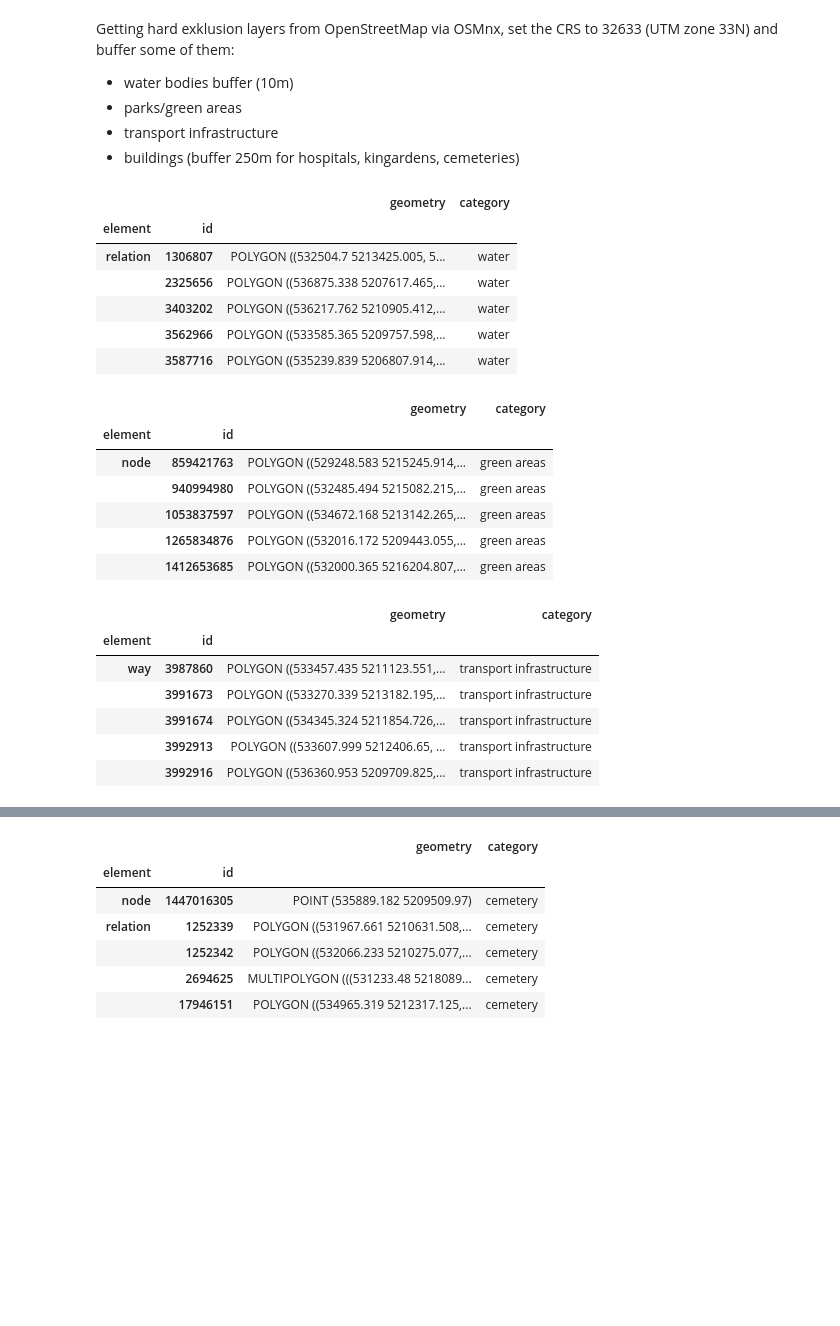
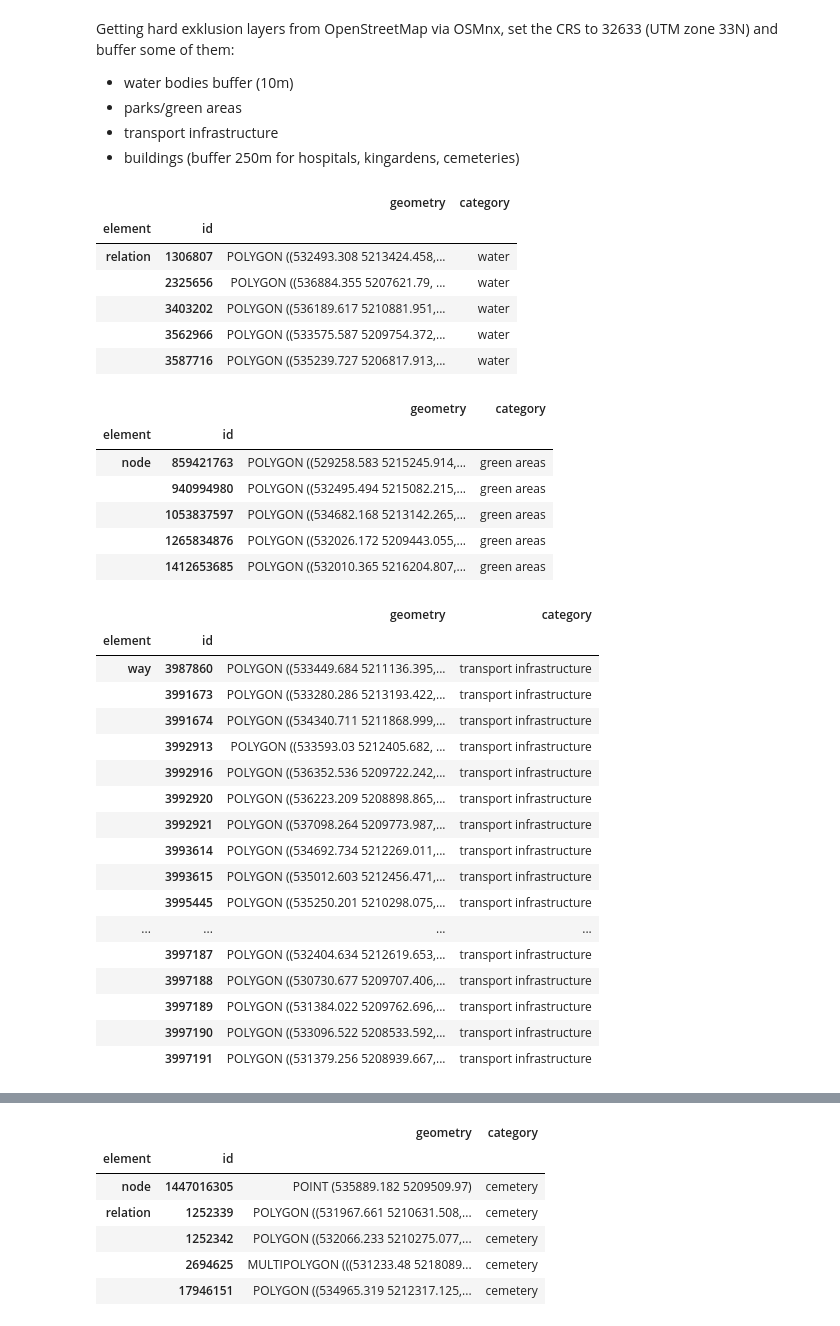
Before and after one commit to ein-wildes-nico/GIS_Analysis2_FinalProject_Paar_Flor_Wallisch, a Jupyter notebook: main.ipynb, the cells around one changed output, grey strips where cells are left out. Drawn from its saved outputs; the diff is of its cells as text; code cells hidden in the pictures; blank space fills up the shorter version.

Commit message:
Update final areas for weighting and routing

```diff
--- a/main.ipynb
+++ b/main.ipynb
@@ -65,18 +65,18 @@ gdf_water["category"] = "water"
 # Reproject
 gdf_water = gdf_water.to_crs(epsg=32633)
 
-# 10 meter buffer
-gdf_water_Buffer10m = gdf_water.copy()
-gdf_water_Buffer10m["geometry"] = gdf_water_Buffer10m.buffer(10)
-gdf_water_Buffer10m.head()
+# 20 meter buffer
+gdf_water_Buffer20m = gdf_water.copy()
+gdf_water_Buffer20m["geometry"] = gdf_water_Buffer20m.buffer(20)
+gdf_water_Buffer20m.head()
 # %% [output]
 |  |  | geometry | category |
 | element | id |  |  |
-| relation | 1306807 | POLYGON ((532504.7 5213425.005, 5... | water |
-|  | 2325656 | POLYGON ((536875.338 5207617.465,... | water |
-|  | 3403202 | POLYGON ((536217.762 5210905.412,... | water |
-|  | 3562966 | POLYGON ((533585.365 5209757.598,... | water |
-|  | 3587716 | POLYGON ((535239.839 5206807.914,... | water |
+| relation | 1306807 | POLYGON ((532493.308 5213424.458,... | water |
+|  | 2325656 | POLYGON ((536884.355 5207621.79, ... | water |
+|  | 3403202 | POLYGON ((536189.617 5210881.951,... | water |
+|  | 3562966 | POLYGON ((533575.587 5209754.372,... | water |
+|  | 3587716 | POLYGON ((535239.727 5206817.913,... | water |
 # %%
 #Excklusion Parks
 tags_parks = {
@@ -98,53 +98,64 @@ gdf_parks["category"] = "green areas"
 # Reproject
 gdf_parks = gdf_parks.to_crs(epsg=32633)
 
-# 10 meter buffer
-gdf_parks_Buffer10m = gdf_parks.copy()
-gdf_parks_Buffer10m["geometry"] = gdf_parks_Buffer10m.buffer(10)
-gdf_parks_Buffer10m.head(5)
+# 20 meter buffer
+gdf_parks_Buffer20m = gdf_parks.copy()
+gdf_parks_Buffer20m["geometry"] = gdf_parks_Buffer20m.buffer(20)
+gdf_parks_Buffer20m.head(5)
 # %% [output]
 |  |  | geometry | category |
 | element | id |  |  |
-| node | 859421763 | POLYGON ((529248.583 5215245.914,... | green areas |
-|  | 940994980 | POLYGON ((532485.494 5215082.215,... | green areas |
-|  | 1053837597 | POLYGON ((534672.168 5213142.265,... | green areas |
-|  | 1265834876 | POLYGON ((532016.172 5209443.055,... | green areas |
-|  | 1412653685 | POLYGON ((532000.365 5216204.807,... | green areas |
+| node | 859421763 | POLYGON ((529258.583 5215245.914,... | green areas |
+|  | 940994980 | POLYGON ((532495.494 5215082.215,... | green areas |
+|  | 1053837597 | POLYGON ((534682.168 5213142.265,... | green areas |
+|  | 1265834876 | POLYGON ((532026.172 5209443.055,... | green areas |
+|  | 1412653685 | POLYGON ((532010.365 5216204.807,... | green areas |
 # %%
 #Exclusion Transport Areas
 tags_transport = {
     "highway": [
         "motorway", "trunk", "primary", "secondary", "tertiary",
         "motorway_link", "trunk_link", "primary_link", "secondary_link"
     ],
     "railway": [
         "rail", "tram", "light_rail", "subway"
     ]
 }
 
 gdf_transport = ox.features_from_place(
     PLACE_NAME,
     tags=tags_transport
 )
 
 gdf_transport = gdf_transport[["geometry"]].copy()
 gdf_transport["category"] = "transport infrastructure"
 
 # Reproject
 gdf_transport = gdf_transport.to_crs(epsg=32633)
 
-# 5 meter buffer
-gdf_transport_Buffer5m = gdf_transport.copy()
-gdf_transport_Buffer5m["geometry"] = gdf_transport_Buffer5m.buffer(5)
-gdf_transport_Buffer5m.head(5)
+# 20 meter buffer
+gdf_transport_Buffer20m = gdf_transport.copy()
+gdf_transport_Buffer20m["geometry"] = gdf_transport_Buffer20m.buffer(20)
+gdf_transport_Buffer20m.head(20)
 # %% [output]
 |  |  | geometry | category |
 | element | id |  |  |
-| way | 3987860 | POLYGON ((533457.435 5211123.551,... | transport infrastructure |
-|  | 3991673 | POLYGON ((533270.339 5213182.195,... | transport infrastructure |
-|  | 3991674 | POLYGON ((534345.324 5211854.726,... | transport infrastructure |
-|  | 3992913 | POLYGON ((533607.999 5212406.65, ... | transport infrastructure |
-|  | 3992916 | POLYGON ((536360.953 5209709.825,... | transport infrastructure |
+| way | 3987860 | POLYGON ((533449.684 5211136.395,... | transport infrastructure |
+|  | 3991673 | POLYGON ((533280.286 5213193.422,... | transport infrastructure |
+|  | 3991674 | POLYGON ((534340.711 5211868.999,... | transport infrastructure |
+|  | 3992913 | POLYGON ((533593.03 5212405.682, ... | transport infrastructure |
+|  | 3992916 | POLYGON ((536352.536 5209722.242,... | transport infrastructure |
+|  | 3992920 | POLYGON ((536223.209 5208898.865,... | transport infrastructure |
+|  | 3992921 | POLYGON ((537098.264 5209773.987,... | transport infrastructure |
+|  | 3993614 | POLYGON ((534692.734 5212269.011,... | transport infrastructure |
+|  | 3993615 | POLYGON ((535012.603 5212456.471,... | transport infrastructure |
+|  | 3995445 | POLYGON ((535250.201 5210298.075,... | transport infrastructure |
+| ... | ... | ... | ... |
+|  | 3997187 | POLYGON ((532404.634 5212619.653,... | transport infrastructure |
+|  | 3997188 | POLYGON ((530730.677 5209707.406,... | transport infrastructure |
+|  | 3997189 | POLYGON ((531384.022 5209762.696,... | transport infrastructure |
+|  | 3997190 | POLYGON ((533096.522 5208533.592,... | transport infrastructure |
+|  | 3997191 | POLYGON ((531379.256 5208939.667,... | transport infrastructure |
 # %%
 #Exclusion Buildings
 tags_buildings_hard = {
```
Also changed, not shown: parts of 13 cells of this notebook, 11 other files.
